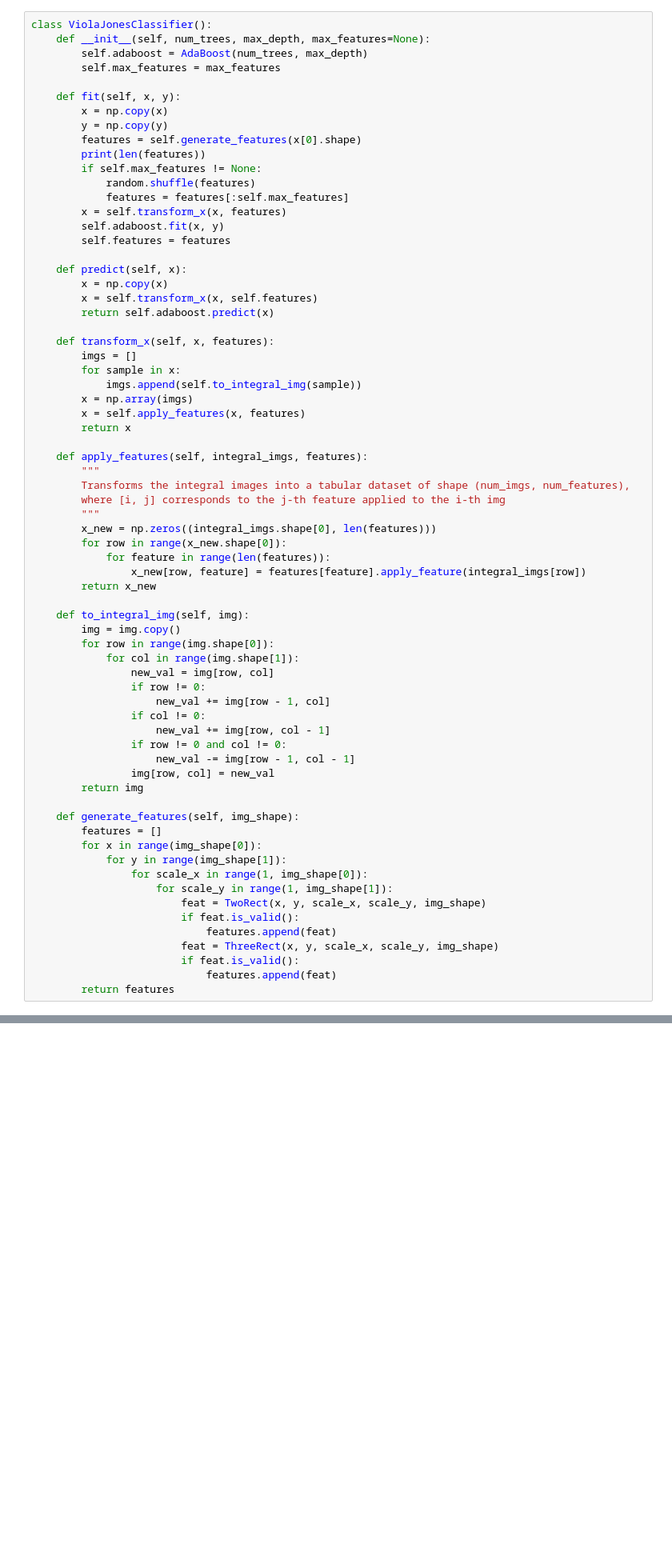
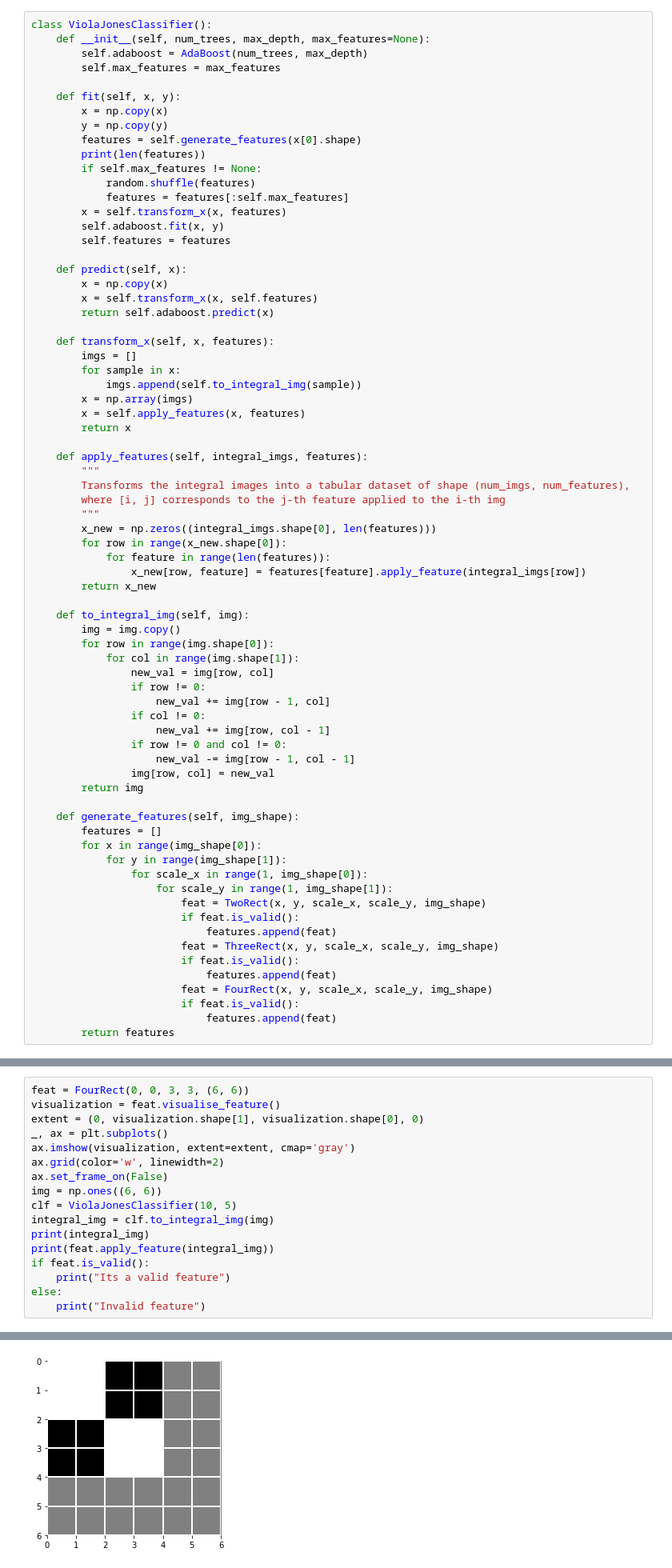
Before and after one commit to dunky11/mustererkennung, a Jupyter notebook: A7/Assignment7.ipynb, the cells around one changed output, grey strips where cells are left out. Shown: that part at 80% size. Drawn from its saved outputs; the diff is of its cells as text; blank space fills up the shorter version.

Commit message:
Viola-Jones is working now for 4-rect features

```diff
--- a/A7/Assignment7.ipynb
+++ b/A7/Assignment7.ipynb
@@ -530,6 +605,9 @@ class ViolaJonesClassifier():
                         feat = ThreeRect(x, y, scale_x, scale_y, img_shape)
                         if feat.is_valid():
                             features.append(feat)
+                        feat = FourRect(x, y, scale_x, scale_y, img_shape)
+                        if feat.is_valid():
+                            features.append(feat)
         return features
 # %%
 feat = TwoRect(0, 1, 2, 3, (6, 6))
@@ -587,3 +665,21 @@ else:
 -1.0
 Its a valid feature
 [figure]
+# %%
+feat = FourRect(0, 0, 3, 3, (6, 6))
+visualization = feat.visualise_feature()
+extent = (0, visualization.shape[1], visualization.shape[0], 0)
+_, ax = plt.subplots()
+ax.imshow(visualization, extent=extent, cmap='gray')
+ax.grid(color='w', linewidth=2)
+ax.set_frame_on(False)
+img = np.ones((6, 6))
+clf = ViolaJonesClassifier(10, 5)
+integral_img = clf.to_integral_img(img)
+print(integral_img)
+print(feat.apply_feature(integral_img))
+if feat.is_valid():
+    print("Its a valid feature")
+else:
+    print("Invalid feature")
+# %% [output]
@@ -590,3 +694,4 @@ Its a valid feature
+[figure, added]
 # %%
 %%time
 
```
Also changed, not shown: parts of 4 cells of this notebook.
